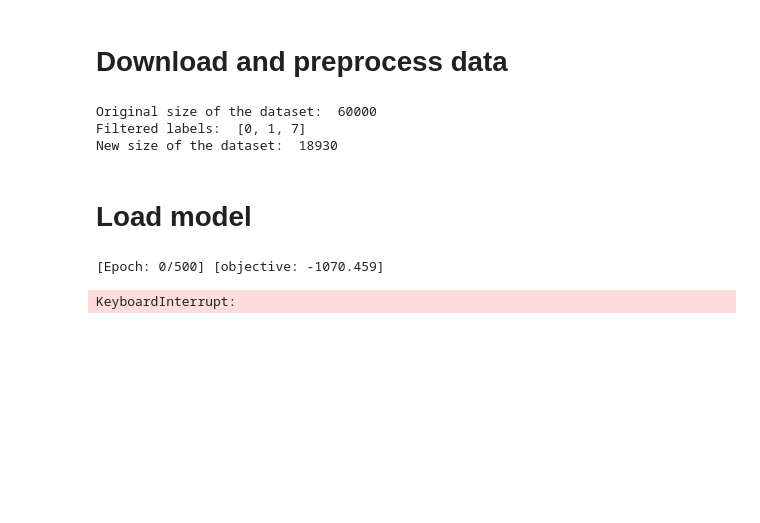
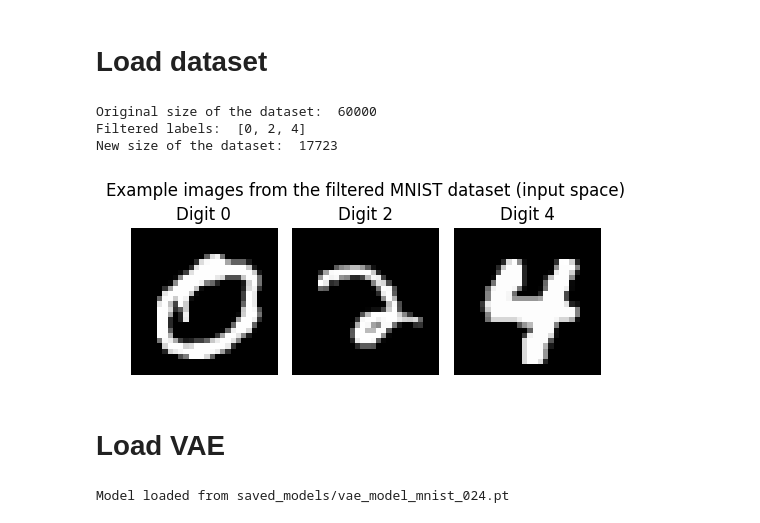
Before and after one commit to Jacqueslchq/Article_22, a Jupyter notebook: src/clustering.ipynb, the cells around one changed output. Drawn from its saved outputs; the diff is of its cells as text; code cells hidden in the pictures; blank space fills up the shorter version.

```diff
--- a/src/clustering.ipynb
+++ b/src/clustering.ipynb
@@ -12,5 +14,5 @@ from dataset import FilteredMNIST
-# %% [markdown]
-# Download and preprocess data
+# %% [markdown]
+# Load dataset
 # %%
 # MNIST Dataset transformation
 mnist_transform = transforms.Compose([
@@ -21,7 +23,7 @@ mnist_transform = transforms.Compose([
 # Download and load the MNIST dataset
 full_train_dataset = datasets.MNIST(root='mnist_data', train=True, transform=mnist_transform, download=True)
 print("Original size of the dataset: ", len(full_train_dataset))
-filtered_labels = [0, 1, 7]
+filtered_labels = [0, 2, 4]
 print("Filtered labels: ", filtered_labels)
 train_dataset = FilteredMNIST(full_train_dataset, filtered_labels)
 print("New size of the dataset: ", len(train_dataset))
@@ -30,8 +32,12 @@ batch_size = 256
 train_loader = DataLoader(dataset=train_dataset, batch_size=batch_size, shuffle=True,num_workers=4)
 # %% [output]
 Original size of the dataset:  60000
-Filtered labels:  [0, 1, 7]
-New size of the dataset:  18930
+Filtered labels:  [0, 2, 4]
+New size of the dataset:  17723
+# %%
+plot_input_space(train_loader, filtered_labels)
+# %% [output]
+[figure, added]
 # %% [markdown]
-# Load model
+# Load VAE
 # %%
@@ -53,52 +64 @@ model = VAE_model(d=d, D=D, H=H, activFun=nn.Tanh()).to(device)
 optimizer_model = torch.optim.Adam(model.parameters(), lr=learning_rate, weight_decay=lambda_reg)
-# %%
-ELBO = np.zeros((epochs, 1))
-
-for epoch in range(epochs):
-
-    train_loss = 0
-    train_loss_num = 0
-
-    model.train()
-
-    # Train for all batches
-    for X_batch, _ in train_loader:
-
-        X_batch = X_batch.to(device)
-
-        # Forward pass
-        MU_X_eval, LOG_VAR_X_eval, Z_ENC_eval, MU_Z_eval, LOG_VAR_Z_eval = model(X_batch)
-
-        # Warmup annealing
-        if warmup == 0:
-            r = 0
-        else:
-            r = min(1.0, epoch / warmup)
-
-        # Loss
-        loss = VAE_loss(
-            x=X_batch,
-            mu_x=MU_X_eval,
-            log_var_x=LOG_VAR_X_eval,
-            mu_z=MU_Z_eval,
-            log_var_z=LOG_VAR_Z_eval,
-            r=r
-        )
-
-        optimizer_model.zero_grad()
-        loss.backward()
-        optimizer_model.step()
-
-        train_loss += loss.item()
-        train_loss_num += 1
-
-    ELBO[epoch] = train_loss / train_loss_num
-
-    if epoch % 20 == 0:
-        print(f"[Epoch: {epoch}/{epochs}] [objective: {ELBO[epoch,0]:.3f}]")
-
-print("[ELBO train:", round(ELBO[epochs-1,0],2), "]")
-print("Training finished")
-# %% [output]
-[Epoch: 0/500] [objective: -1070.459]
-KeyboardInterrupt:
@@ -127,6 +65,8 @@ print(f"Model saved in {model_path}")
 # %%
 # if model already exists, load it
-model_path = "saved_models/vae_model_mnist.pt"
+model_path = "saved_models/vae_model_mnist_024.pt"
 if os.path.exists(model_path):
     model.load_state_dict(torch.load(model_path))
     print(f"Model loaded from {model_path}")
+# %% [output]
+Model loaded from saved_models/vae_model_mnist_024.pt
```
Also changed, not shown: parts of 8 cells of this notebook, 10 other files.
